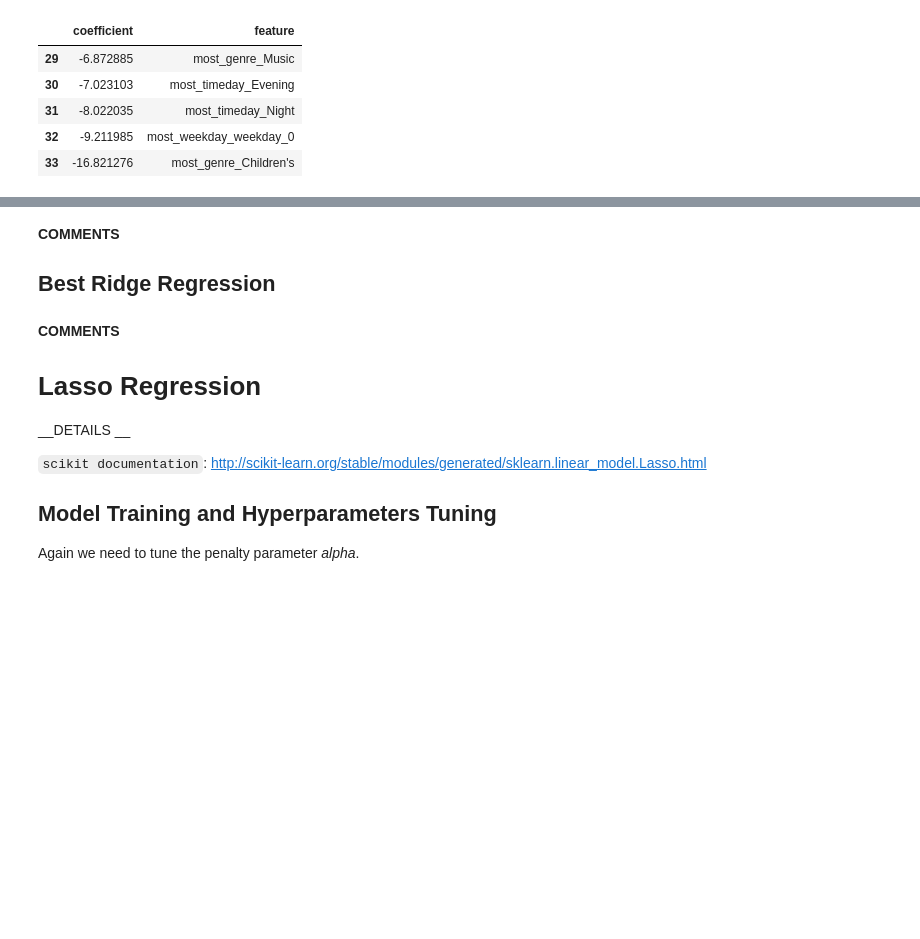
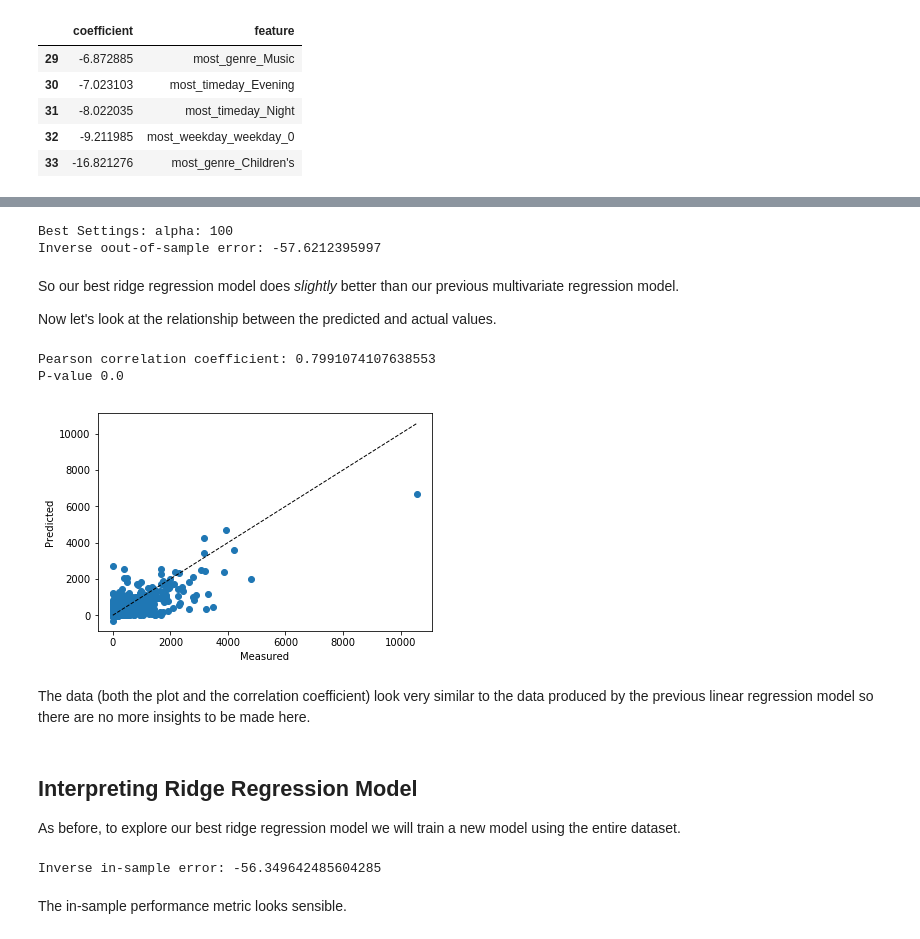
Before and after one commit to bbc/datalab-ml-training, a Jupyter notebook: iPlayerForecast_course4.ipynb, the cells around one changed output, grey strips where cells are left out. Drawn from its saved outputs; the diff is of its cells as text; code cells hidden in the pictures; blank space fills up the shorter version.

```diff
--- a/iPlayerForecast_course4.ipynb
+++ b/iPlayerForecast_course4.ipynb
@@ -153,5 +159,7 @@ The `cross_val_predicts` functions here returns, for each element in the input,
 # We setup a simple linear regression, again using cross validation
 reg=linear_model.LinearRegression()
 
+
+MR_oos=cross_val_score(reg, features, target, scoring='neg_mean_absolute_error')
+MR_r2 = cross_val_score(reg, features, target, scoring='r2')
 predicted=cross_val_predict(reg, features,target)
-scores=cross_val_score(reg, features, target, scoring='neg_mean_absolute_error')
@@ -246,7 +310,7 @@ We need to tune the penalty parameter _alpha_. Let's have the same approach than
 param_alpha=[0.001,0.01,0.1,1.0,10,100]
 # %%
 # Let's keep track of our best parameters
-best_score=-200
+RR_best_score=-200
 best_param=0
 
 # we will setup a manual grid search, but you can also use the gridsearchCV capability in sklearn
@@ -256,15 +320,39 @@ for i in param_alpha:
                            features,
                            target,
                            scoring='neg_mean_absolute_error')
-    if np.mean(scores)>best_score:
-        best_score=np.mean(scores)
+
+    if np.mean(scores)>RR_best_score:
+        RR_best_score=np.mean(scores)
         best_param=i
 
 # print the overall best results
 print('Best Settings: alpha:',best_param)
-print('Score:', best_score)
+print('Inverse oout-of-sample error:', RR_best_score)
+# %% [output]
+Best Settings: alpha: 100
+Inverse oout-of-sample error: -57.6212395997
-# %% [markdown]
-__COMMENTS__
-
-<a id='best_ridge_reg'></a>
-## Best Ridge Regression
+# %% [markdown]
+So our best ridge regression model does _slightly_ better than our previous multivariate regression model.
+
+Now let's look at the relationship between the predicted and actual values.
+# %%
+reg_r = linear_model.Ridge(alpha = best_param)
+predicted=cross_val_predict(reg_r, features,target)
+RR_r, p  = pearsonr(target,predicted)
+print('Pearson correlation coefficient: {}'.format(RR_r) )
+print("P-value {}".format(p))
+
+
+# Let's compare graphically the predicted and actual values
+fig, ax = plt.subplots()
+ax.scatter(target, predicted)
+ax.plot([target.min(), target.max()], [target.min(), target.max()], 'k--', lw=1)
+ax.set_xlabel('Measured')
+ax.set_ylabel('Predicted')
+plt.show()
+# %% [output]
+Pearson correlation coefficient: 0.7991074107638553
+P-value 0.0
+[figure, added]
+# %% [markdown]
+The data (both the plot and the correlation coefficient) look very similar to the data produced by the previous linear regression model so there are no more insights to be made here.
@@ -271,7 +364,22 @@ __COMMENTS__
+# %% [markdown]
+
+
+
+<a id='best_ridge_reg'></a>
+## Interpreting Ridge Regression Model
+
+As before, to explore our best ridge regression model we will train a new model using the entire dataset.
 # %%
 # Let's keep our best model (hyperparameters tuned)
 ridge=linear_model.Ridge(alpha = best_param)
 mod2=ridge.fit(features,target)
 # %%
 # In-sample error
--metrics.mean_absolute_error(target,mod2.predict(features))
+RR_is = -metrics.mean_absolute_error(target,mod2.predict(features))
+print("Inverse in-sample error: {}".format(RR_is))
+
+# Coefficient of determination - r-squared
+#RR_r2 = mod2.score(features,target)
+#print(RR_r2)
+# %% [output]
+Inverse in-sample error: -56.349642485604285
@@ -286,14 +386,2 @@ plt.show()
-# %% [markdown]
-__COMMENTS__
-
-<a id='lasso_reg'></a>
-# Lasso Regression
-
-__DETAILS __
-
-`scikit documentation`: http://scikit-learn.org/stable/modules/generated/sklearn.linear_model.Lasso.html
-
-<a id='model_training3'></a>
-## Model Training and Hyperparameters Tuning
-
-Again we need to tune the penalty parameter _alpha_.
+# %% [markdown]
+The in-sample performance metric looks sensible.
```
Also changed, not shown: parts of 55 cells of this notebook.
